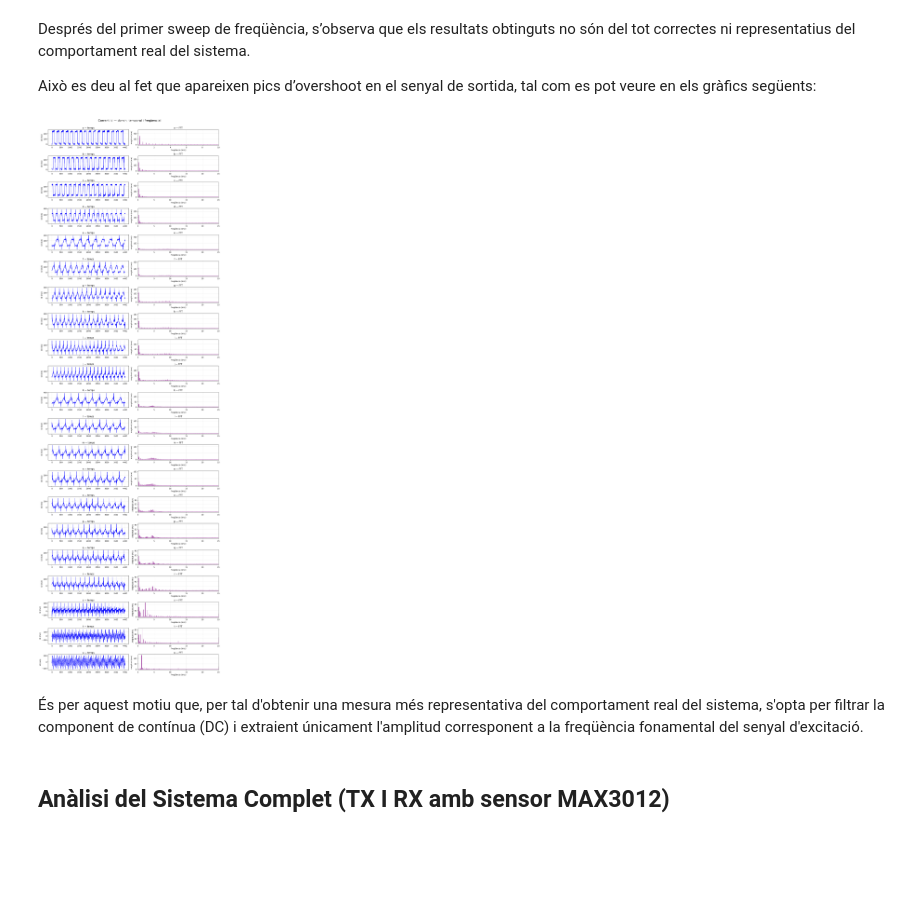
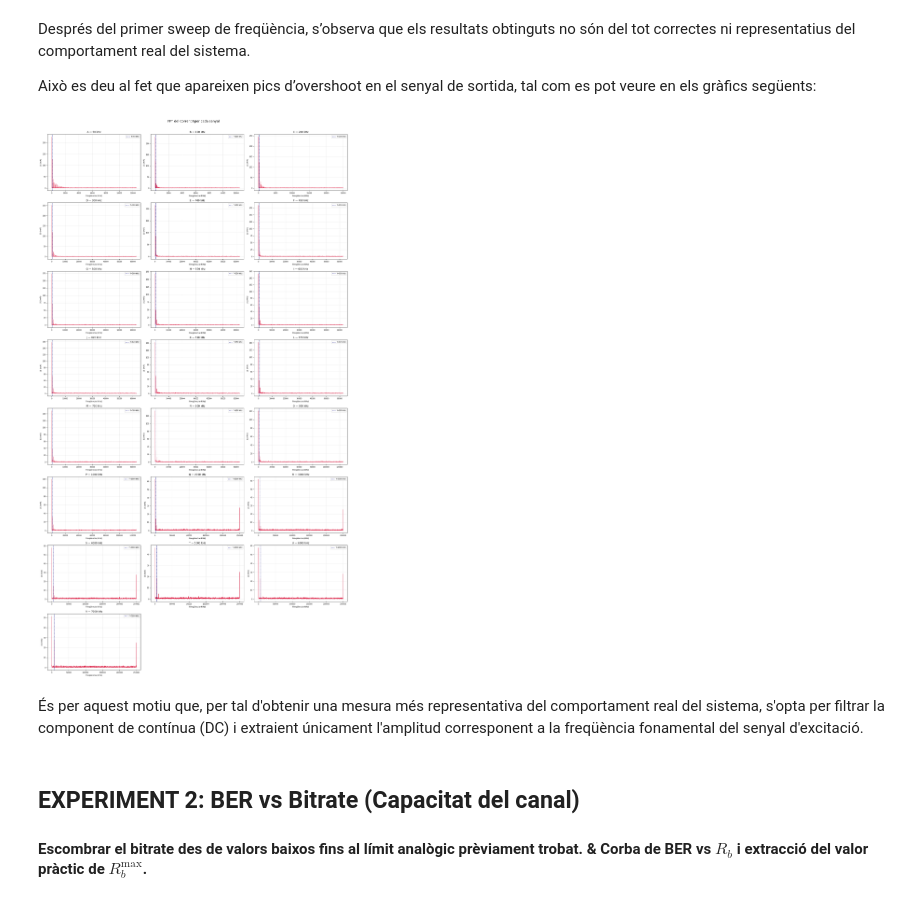
Before and after one commit to nara3205/TFG-TELECOS, a Jupyter notebook: analisi.ipynb, the cells around one changed output. Cells and saved outputs as stored; diff of their text form; code cells hidden in the pictures; blank space fills up the shorter version.

```diff
--- a/analisi.ipynb
+++ b/analisi.ipynb
@@ -139,50 +172,42 @@ Després del primer sweep de freqüència, s’observa que els resultats obtingu
 
 Això es deu al fet que apareixen pics d’overshoot en el senyal de sortida, tal com es pot veure en els gràfics següents:
 # %%
+n    = len(senyals)
+cols = 3
+rows = math.ceil(n / cols)
+fig, axes = plt.subplots(rows, cols, figsize=(18, 4*rows))
+axes = axes.flatten()
 
-# EXPERIMENT A REPETRIR PK NO VIAG AMPUNTAR LES SAMPLING RATES
-fs = 50000 #de l'oscil.loscopi
-max_currents = []
-fig, axes = plt.subplots(nrows=len(senyals), ncols=2, figsize=(14, len(senyals) * 2))
-for i, (senyal, freq) in enumerate(zip(senyals, freqs)):
-    v_mesurada = np.loadtxt(f"fitxers/BW/{senyal}_neta.csv", delimiter=',')
-    signal_Id  = ((5 - v_mesurada) / resistencia) * 1000
-    N  = len(signal_Id)
+for idx, signal_Id in enumerate(signal_Ids):
+    fs  = sampling_rates[idx]
+    N   = len(signal_Id)
+    fft_vals = np.fft.rfft(signal_Id)
+    fft_mag  = np.abs(fft_vals) * 2 / N
+    fft_freq = np.fft.rfftfreq(N, d=1/fs)
 
-    # --- time domain ---
-    ax_t = axes[i, 0]
-    ax_t.plot(signal_Id, color='blue', linewidth=1)
-    ax_t.set_title(f"{senyal} — temps")
-    ax_t.set_ylabel("Id (mA)")
-    ax_t.grid(True, alpha=0.3)
+    ax = axes[idx]
+    ax.plot(fft_freq / 1e3, fft_mag, linewidth=0.8, color='crimson')
+    ax.axvline(freqs[idx] / 1e3, color='navy', linestyle='--', linewidth=1,
+               label=f'f={freqs[idx]/1e3:.0f} kHz')
+    ax.set_title(f"{senyals[idx].upper()} — {freqs[idx]/1e3:.0f} kHz", fontsize=10)
+    ax.set_xlabel("Freqüència (kHz)", fontsize=8)
+    ax.set_ylabel("|I| (mA)", fontsize=8)
+    ax.tick_params(labelsize=7)
+    ax.legend(fontsize=7, loc='upper right')
+    ax.grid(True, alpha=0.3)
 
-    # --- FFT ---
-    ax_f = axes[i, 1]
-    spectrum  = np.abs(np.fft.rfft(signal_Id))
-    freqs_fft = np.fft.rfftfreq(N, d=1/fs)
-    amplitude = 2 * spectrum / N
+for i in range(n, len(axes)):
+    axes[i].set_visible(False)
 
-    idx_fund = np.argmin(np.abs(freqs_fft - freq))
-    valor_estable = amplitude[idx_fund]
-
-    max_currents.append(valor_estable)
-
-    ax_f.plot(freqs_fft / 1e3, amplitude, color='purple', linewidth=1)  # x in kHz
-
-    ax_f.set_title(f"{senyal} — FFT")
-    ax_f.set_xlabel("Freqüència (kHz)")
-    ax_f.set_ylabel("Amplitud (mA)")
-    ax_f.set_xlim(0, min(freqs_fft[-1] / 1e3, freq * 10 / 1e3))
-    ax_f.grid(True, alpha=0.3)
-
+plt.suptitle("FFT del Corrent I per cada senyal", fontsize=13, y=1.005)
 plt.tight_layout()
-plt.suptitle("Corrent Id — domini temporal i freqüencial", fontsize=16, y=1.01)
+plt.savefig("fft_corrents_BW.png", dpi=150, bbox_inches='tight')
 plt.show()
-
-# UN COP TINGUI TOTS ELS VALORS ESTABLES, JA ES POT FER EL PLOT DE BANDA AMB AQUESTS VALORS
 # %% [output]
-[figure, old version]
+[figure, new version]
 # %% [markdown]
 És per aquest motiu que, per tal d'obtenir una mesura més representativa del comportament real del sistema, s'opta per filtrar la component de contínua (DC) i extraient únicament l'amplitud corresponent a la freqüència fonamental del senyal d'excitació.
 # %% [markdown]
-## Anàlisi del Sistema Complet (TX I RX amb sensor MAX3012)
+## EXPERIMENT 2: BER vs Bitrate (Capacitat del canal)
+
+#### Escombrar el bitrate des de valors baixos fins al límit analògic prèviament trobat. & Corba de BER vs $R_b$ i extracció del valor pràctic de $R_b^{\max}$.
```
Also changed, not shown: parts of 4 cells of this notebook, 1 other file.
